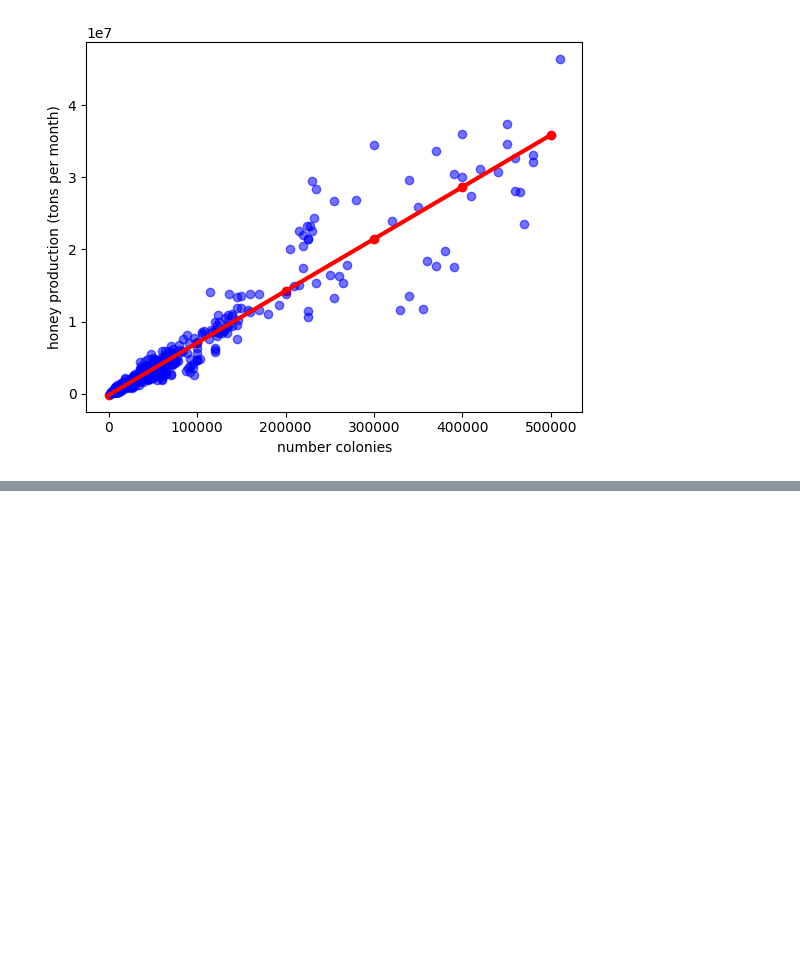
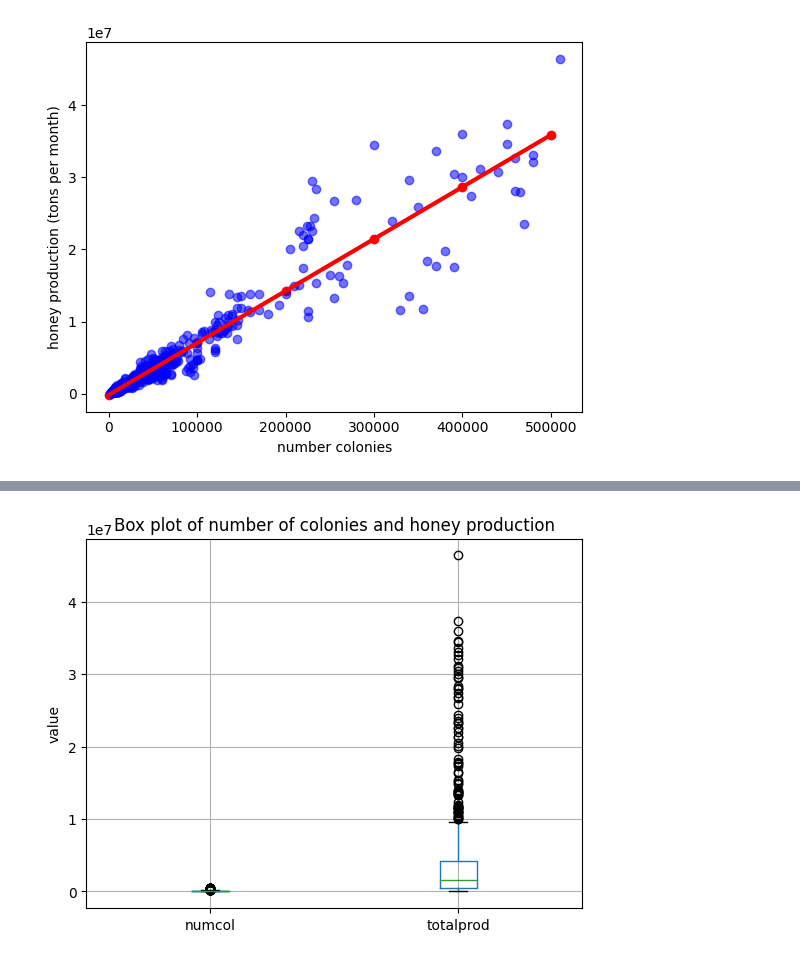
Before and after one commit to mauromarulanda/HoneyPrediction, a Jupyter notebook: honeyProduction.ipynb, the cells around one changed output, grey strips where cells are left out. Saved outputs shown, nothing was run; the diff lists cells and outputs as text; code cells hidden in the pictures; blank space fills up the shorter version.

```diff
--- a/honeyProduction.ipynb
+++ b/honeyProduction.ipynb
@@ -55,0 +89,12 @@ Pendiente (m) [72.07518151]
+# %%
+import matplotlib.pyplot as plt
+
+# Crear un gráfico de caja y bigotes con las dos columnas
+data[["numcol", "totalprod"]].boxplot()
+
+# Agregar etiquetas y título
+plt.ylabel("value")
+plt.title("Box plot of number of colonies and honey production")
+plt.show()
+# %% [output]
+[figure, added]
```
Also changed, not shown: parts of 6 cells of this notebook.
